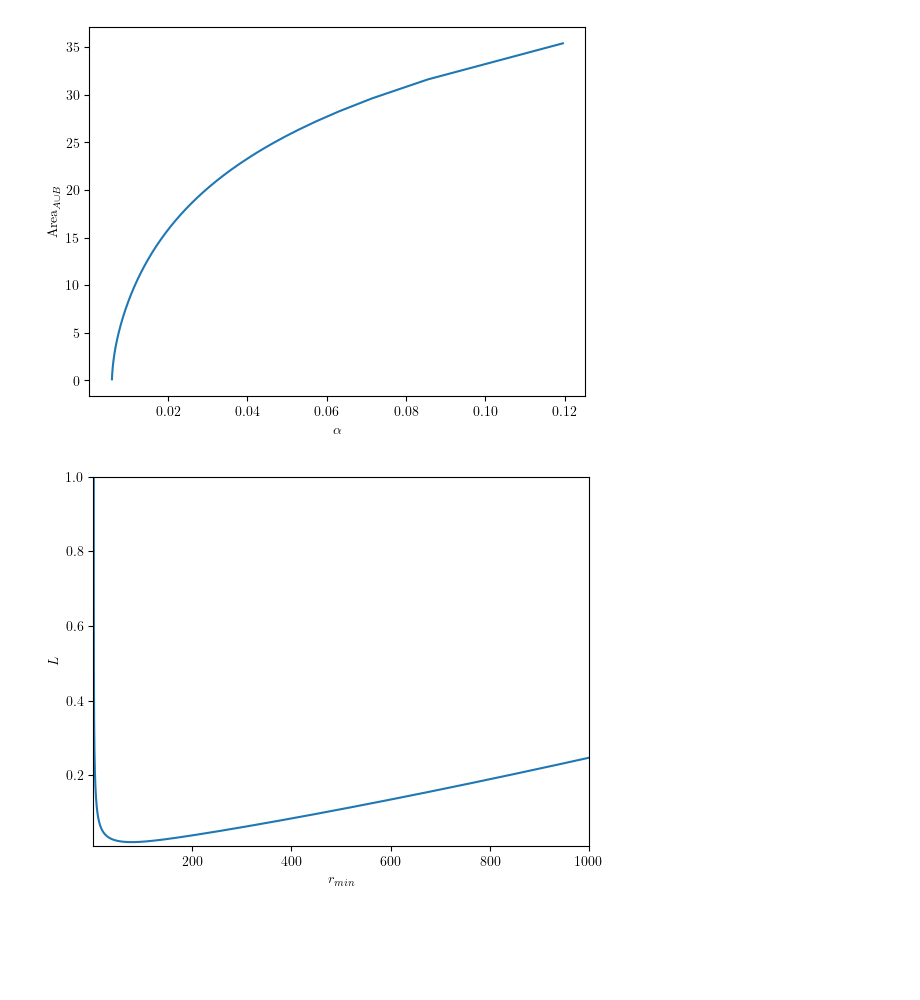
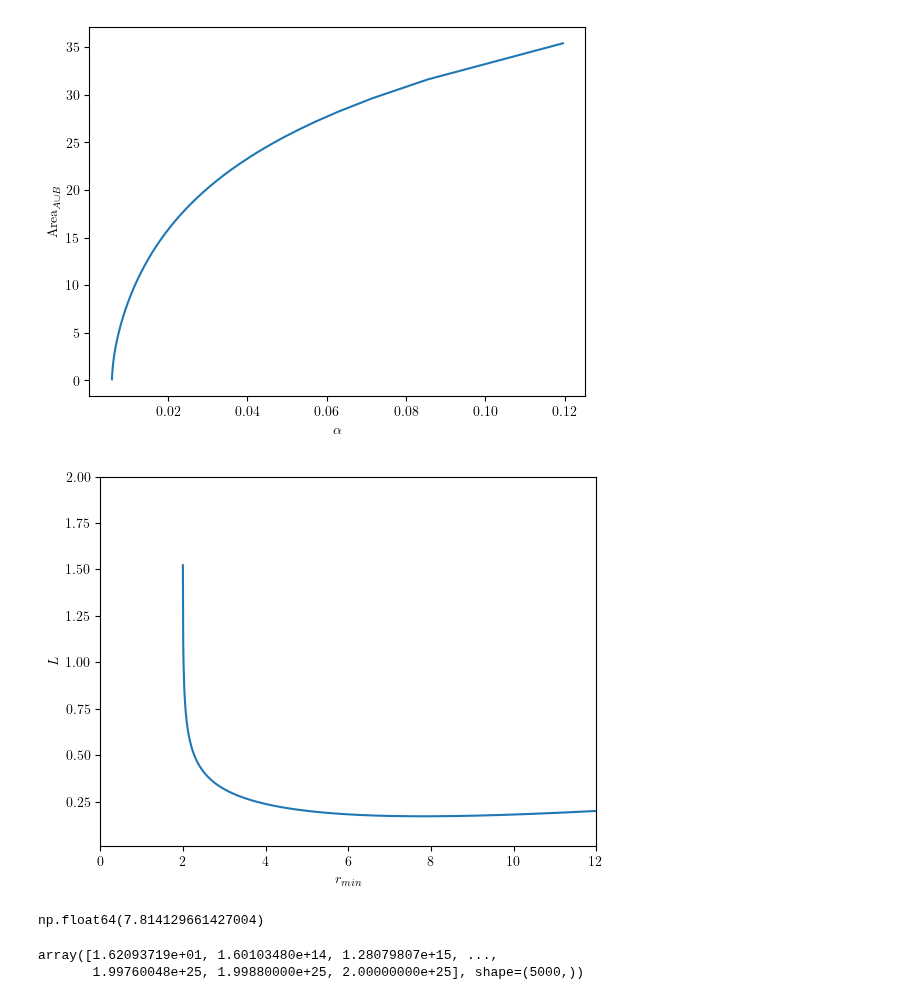
Before and after one commit to Bkorotko03/HoloProj, a Jupyter notebook: NCShock260226.ipynb, the cells around one changed output. Drawn from its saved outputs; the diff is of its cells as text; code cells hidden in the pictures; blank space fills up the shorter version.

```diff
--- a/NCShock260226.ipynb
+++ b/NCShock260226.ipynb
@@ -216,20 +216,24 @@ def Lvsrmin(rminarr,R,a):
 # %%
 rminarr = np.logspace(np.log10(R+0.001),np.log10(rmax-1),num)
 # %%
-testAgain = Lvsrmin(rminarr,R,0.01)
+testAgain = Lvsrmin(rminarr,R,0.1)
 # %%
 plt.plot(rminarr,testAgain)
 # plt.semilogy()
 # plt.semilogx()
 plt.xlabel(r"$r_{min}$")
 plt.ylabel(r"$L$")
-plt.ylim((0.01,1))
-plt.xlim((1,1000))
+plt.ylim((0.01,2))
+plt.xlim((0,12))
 plt.show()
 
 # note that in the small lime (between 0 and 10 ish) these guys look like the fish hooks from last years plots etc, what a surprise
 # %% [output]
-[figure, old version]
+[figure, new version]
+# %%
+rminarr[testAgain.argmin()]
+# %% [output]
+np.float64(7.814129661427004)
 # %%
 # ok i see the issue, same thing i had to deal w last year
 # theres some turning point where we have different strip solutions on either side of the bottom of this pit above
@@ -248,2 +267,10 @@ def unAreaInt(rminarr,R,a):
     return np.array(areaList)
+# %%
+# r = np.logspace(np.log10(3+0.1),np.log10(rmax),num)
+r = np.linspace(3+0.1,rmax,num)
+integ = 2 * r * np.sqrt((1 + b(r,3))/(f(r,R)*h(r,0.1)*b(r,3)))
+integ
+# %% [output]
+array([1.62093719e+01, 1.60103480e+14, 1.28079807e+15, ...,
+       1.99760048e+25, 1.99880000e+25, 2.00000000e+25], shape=(5000,))
 # %%
```
Also changed, not shown: parts of 7 cells of this notebook.
